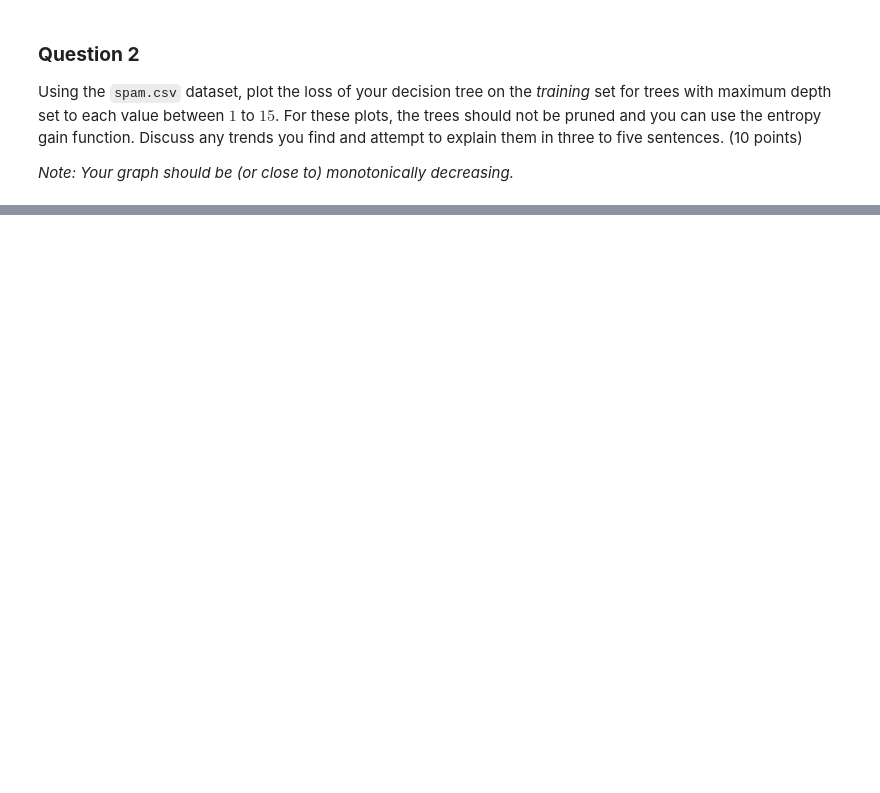
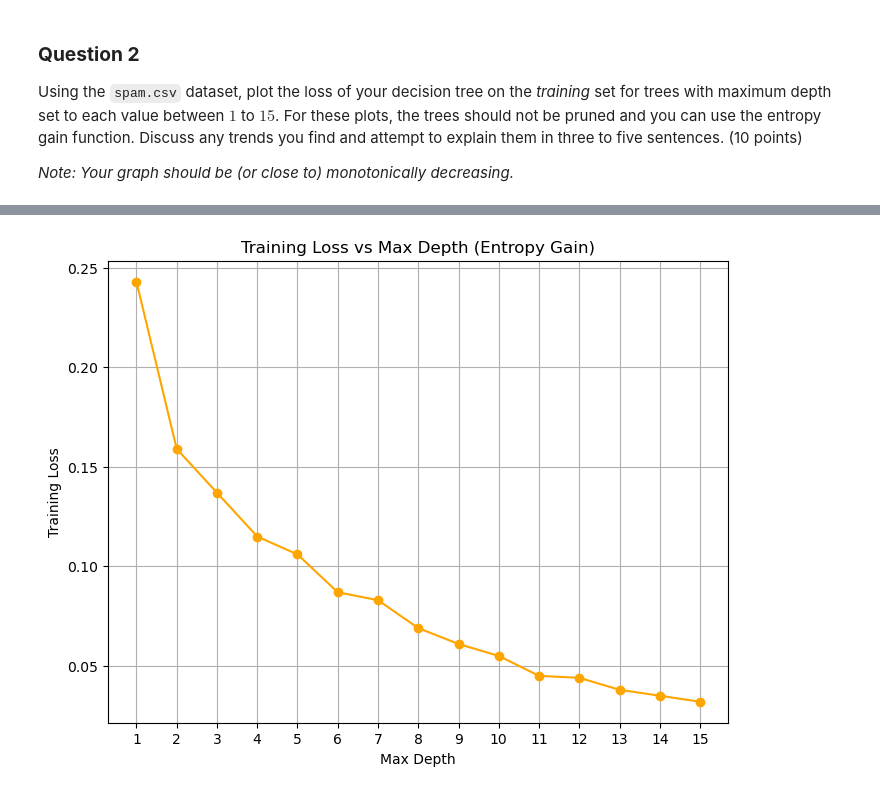
Before and after one commit to Wleebear/data2060-1, a Jupyter notebook: HW_05.ipynb, the cells around one changed output, grey strips where cells are left out. Drawn from its saved outputs; the diff is of its cells as text; code cells hidden in the pictures; blank space fills up the shorter version.

```diff
--- a/HW_05.ipynb
+++ b/HW_05.ipynb
@@ -805,8 +953,45 @@ def explore_dataset(filename, class_name):
     # TODO: Feel free to print or plot anything you like here. Just comment
     # make sure to comment it out, or put it in a function that isn't called
     # by default when you hand in your code!
+    gain_functions = [
+        (node_score_error, "Training Error"),
+        (node_score_entropy, "Entropy"),
+        (node_score_gini, "Gini")
+    ]
+    for gain_function, gain_name in gain_functions:
+        tree = DecisionTree(train_data, gain_function=gain_function)
+        train_loss_unpruned = tree.loss(train_data)
+        test_loss_unpruned = tree.loss(test_data)
+        tree_pruned = DecisionTree(train_data, validation_data=validation_data, gain_function=gain_function)
+        train_loss_pruned = tree_pruned.loss(train_data)
+        test_loss_pruned = tree_pruned.loss(test_data)
+        print(f"{filename}, {gain_name}, Training loss (unpruned): {train_loss_unpruned}")
+        print(f"{filename}, {gain_name}, Test loss (unpruned): {test_loss_unpruned}")
+        print(f"{filename}, {gain_name}, Training loss (pruned): {train_loss_pruned}")
+        print(f"{filename}, {gain_name}, Test loss (pruned): {test_loss_pruned}")
+def plot_training_loss_vs_max_depth():
+    '''
+    Plots the training loss of the decision tree on the training set for trees with
+    maximum depth set from 1 to 15, using the spam.csv dataset and entropy gain function.
+    The trees are not pruned.
+    '''
+    train_data, validation_data, test_data = get_data('data/spam.csv', '1')
+    max_depths = range(1, 16)
+    training_losses = []
 
+    for depth in max_depths:
+        tree = DecisionTree(train_data, gain_function=node_score_entropy, max_depth=depth)
+        train_loss = tree.loss(train_data)
+        training_losses.append(train_loss)
 
+    plt.figure(figsize=(8, 6))
+    plt.plot(max_depths, training_losses, marker='o', linestyle='-', color = 'orange')
+    plt.title('Training Loss vs Max Depth (Entropy Gain)')
+    plt.xlabel('Max Depth')
+    plt.ylabel('Training Loss')
+    plt.xticks(max_depths)
+    plt.grid(True)
+    plt.show()
 ########### PLEASE DO NOT CHANGE THESE LINES OF CODE! ###################
 random.seed(1)
 np.random.seed(1)
@@ -839,0 +1060,4 @@ points)
+# %%
+plot_training_loss_vs_max_depth()
+# %% [output]
+[figure, added]
```
Also changed, not shown: parts of 14 cells of this notebook.
